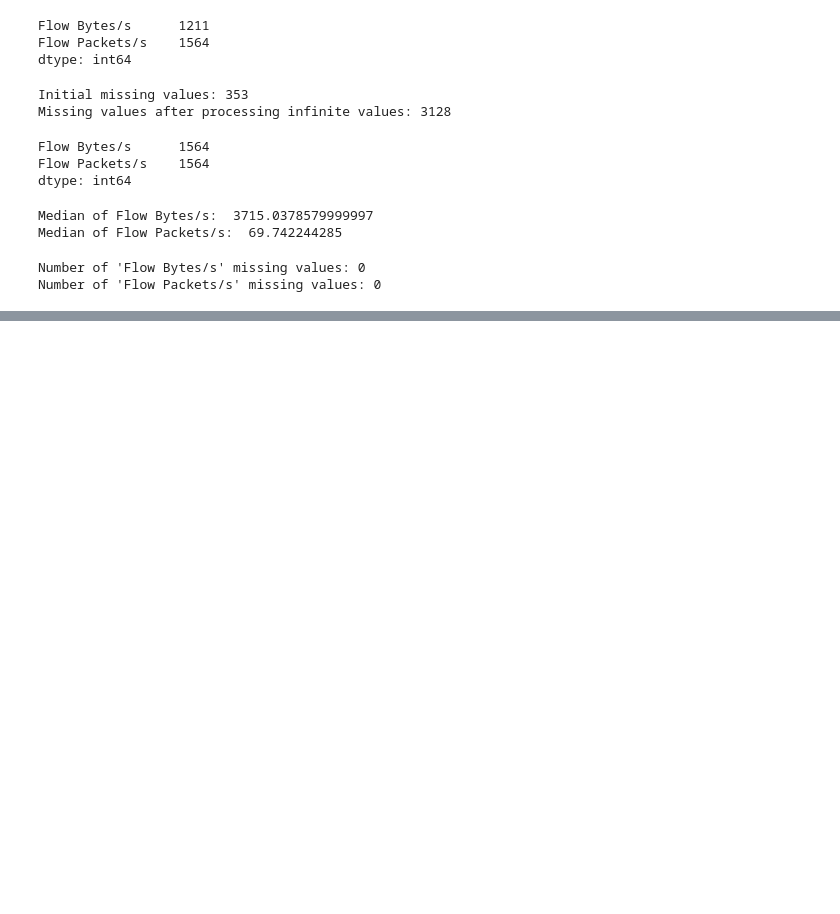
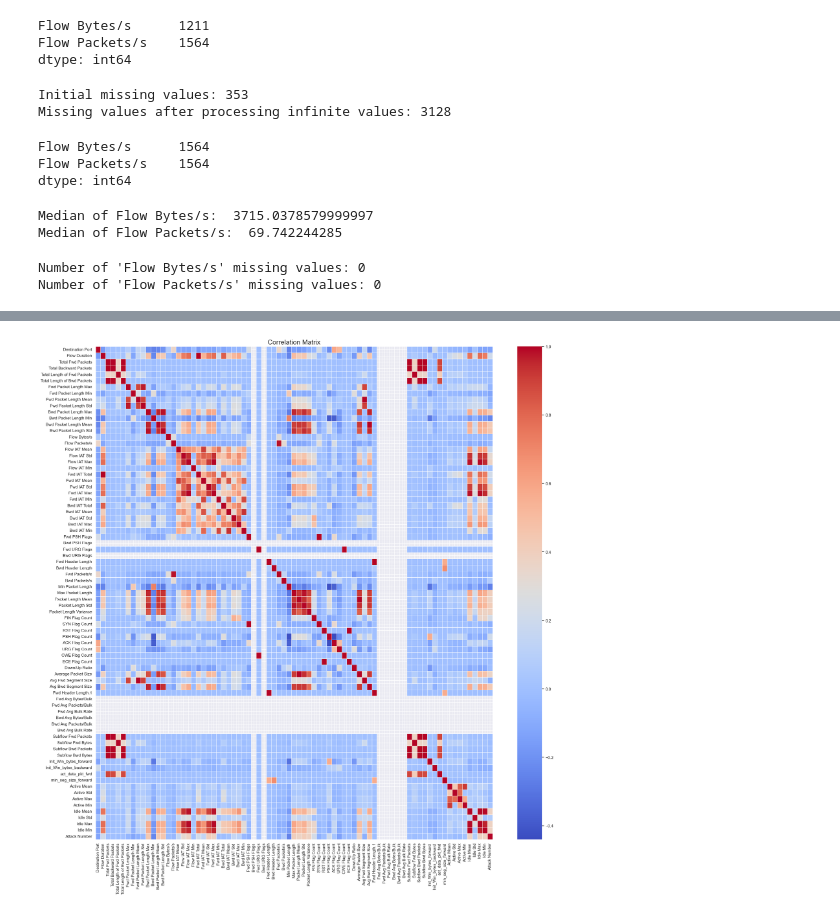
Before and after one commit to Mahi0606/IDS_System, a Jupyter notebook: Dataset_Characteristics_and_EDA.ipynb, the cells around one changed output, grey strips where cells are left out. Drawn from its saved outputs; the diff is of its cells as text; code cells hidden in the pictures; blank space fills up the shorter version.

```diff
--- a/Dataset_Characteristics_and_EDA.ipynb
+++ b/Dataset_Characteristics_and_EDA.ipynb
@@ -205,0 +239,22 @@ Number of 'Flow Packets/s' missing values: 0
+# %%
+# Creating a dictionary that maps each label to its attack type
+attack_map = {
+    'BENIGN': 'BENIGN',
+    'DDoS': 'DDoS',
+    'DoS Hulk': 'DoS',
+    'DoS GoldenEye': 'DoS',
+    'DoS slowloris': 'DoS',
+    'DoS Slowhttptest': 'DoS',
+    'PortScan': 'Port Scan',
+    'FTP-Patator': 'Brute Force',
+    'SSH-Patator': 'Brute Force',
+    'Bot': 'Bot',
+    'Web Attack � Brute Force': 'Web Attack',
+    'Web Attack � XSS': 'Web Attack',
+    'Web Attack � Sql Injection': 'Web Attack',
+    'Infiltration': 'Infiltration',
+    'Heartbleed': 'Heartbleed'
+}
+
+# Creating a new column 'Attack Type' in the DataFrame based on the attack_map dictionary
+data['Attack Type'] = data['Label'].map(attack_map)
@@ -205,0 +275,9 @@ Number of 'Flow Packets/s' missing values: 0
+# %%
+data.drop('Label', axis = 1, inplace = True)
+# %%
+from sklearn.preprocessing import LabelEncoder
+
+le = LabelEncoder()
+data['Attack Number'] = le.fit_transform(data['Attack Type'])
+
+print(data['Attack Number'].unique())
@@ -205,0 +301,3 @@ Number of 'Flow Packets/s' missing values: 0
+# %%
+corr = data.corr(numeric_only = True).round(2)
+corr.style.background_gradient(cmap = 'coolwarm', axis = None).format(precision = 2)
@@ -205,0 +319,7 @@ Number of 'Flow Packets/s' missing values: 0
+# %%
+fig, ax = plt.subplots(figsize = (24, 24))
+sns.heatmap(corr, cmap = 'coolwarm', annot = False, linewidth = 0.5)
+plt.title('Correlation Matrix', fontsize = 18)
+plt.show()
+# %% [output]
+[figure, added]
```
Also changed, not shown: parts of 23 cells of this notebook, 4 other files.
